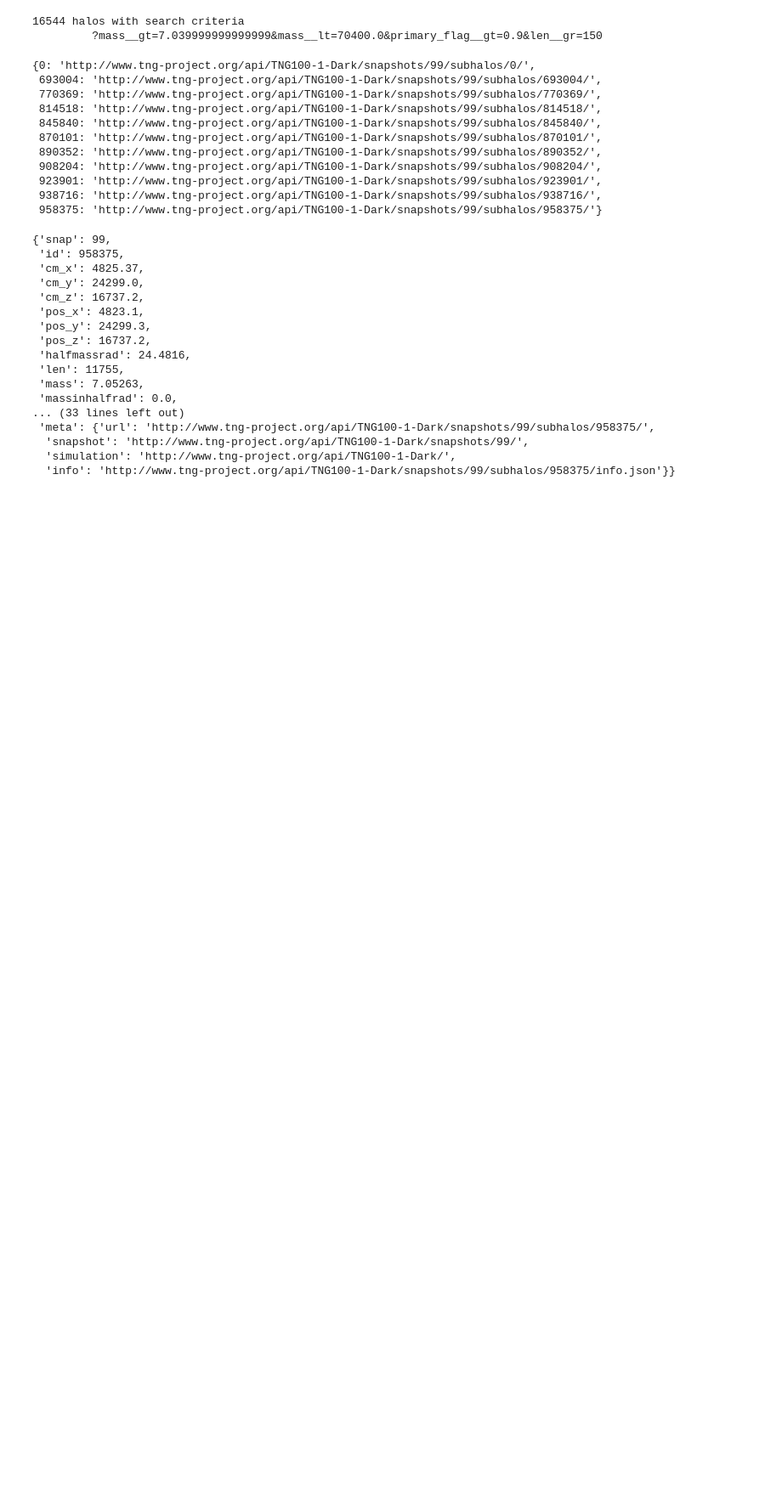
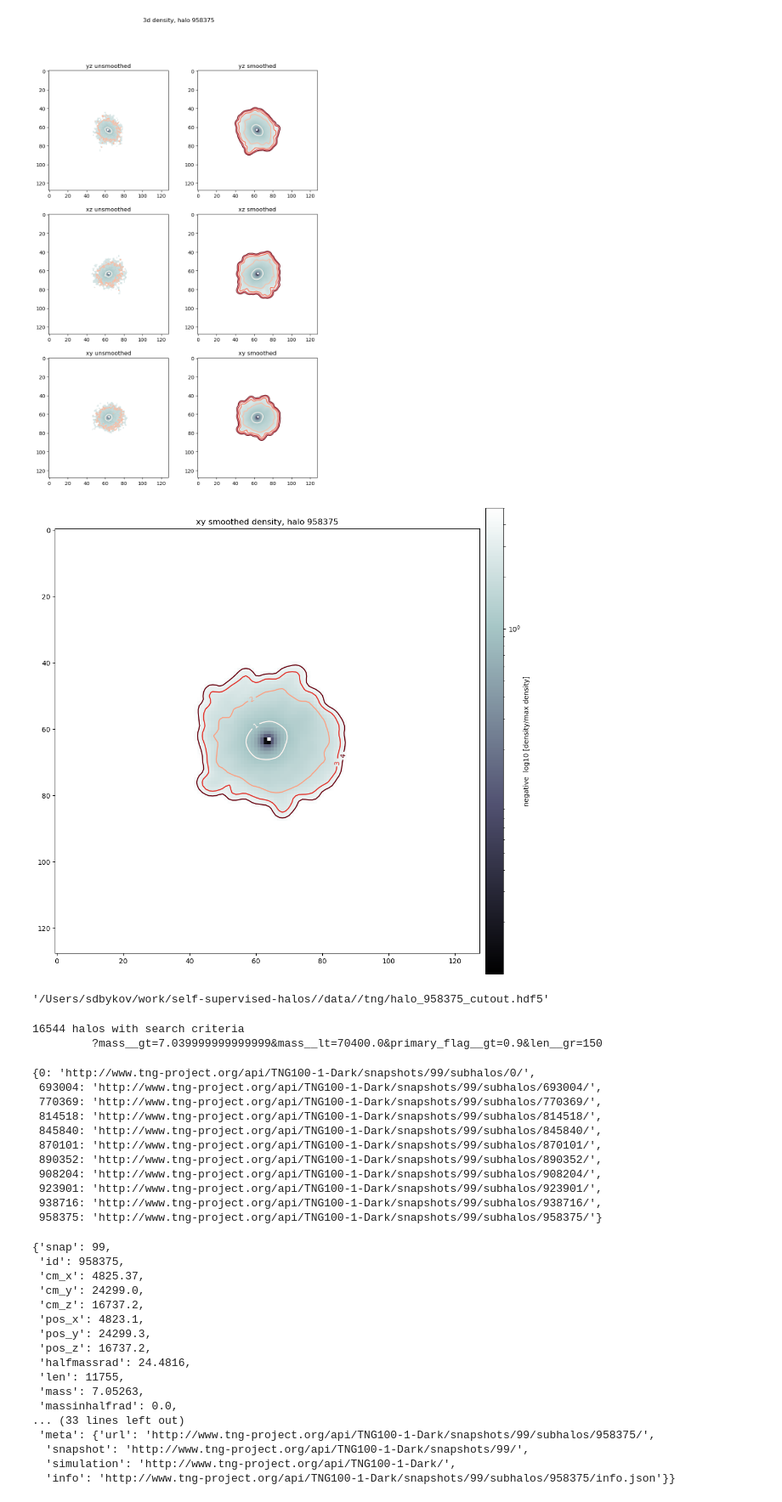
Before and after one commit to SergeiDBykov/self_supervised_halos, a Jupyter notebook: notebooks/tng_download_sample_class.ipynb, the cells around one changed output. Shown at 85% size. Saved outputs shown, nothing was run; the diff lists cells and outputs as text; code cells hidden in the pictures; blank space fills up the shorter version.

```diff
--- a/notebooks/tng_download_sample_class.ipynb
+++ b/notebooks/tng_download_sample_class.ipynb
@@ -14,5 +14,17 @@ from utils.data.tng_query import get, make_3d_density, download_halo_snapshot, p
 from utils.utils import data_path
 data_path = data_path+'tng/'
+# %%
+halo = HaloInfo(958375)
+# %%
+res = halo.make_3d_density()
+halo._plot_3d_density(res)
+# %% [output]
+[figure, added]
+[figure, added]
+# %%
+halo.cutout_file
+# %% [output]
+'/Users/sdbykov/work/self-supervised-halos//data//tng/halo_958375_cutout.hdf5'
 # %%
 
 
```
Also changed, not shown: parts of 1 cell of this notebook, 1 other file.
